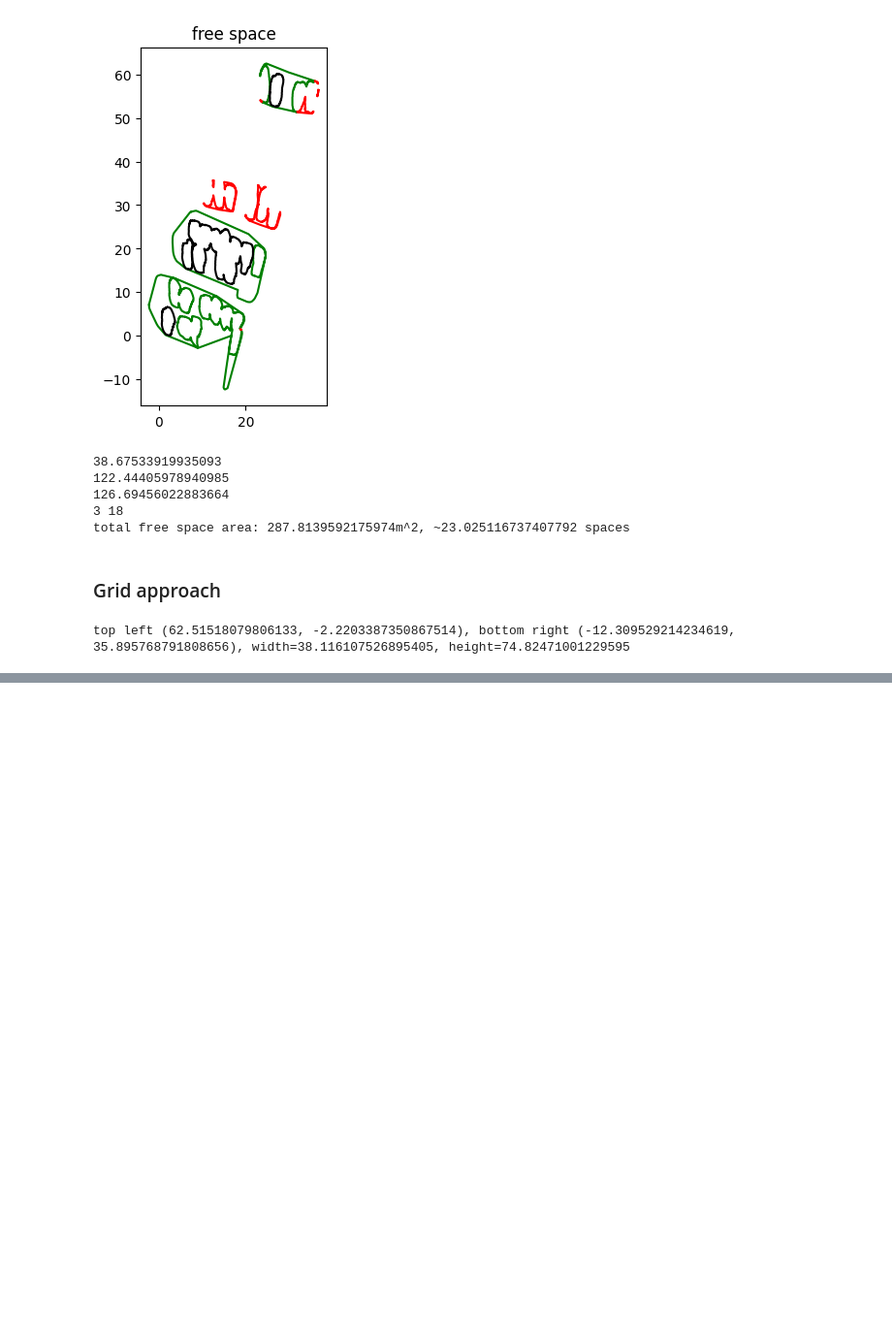
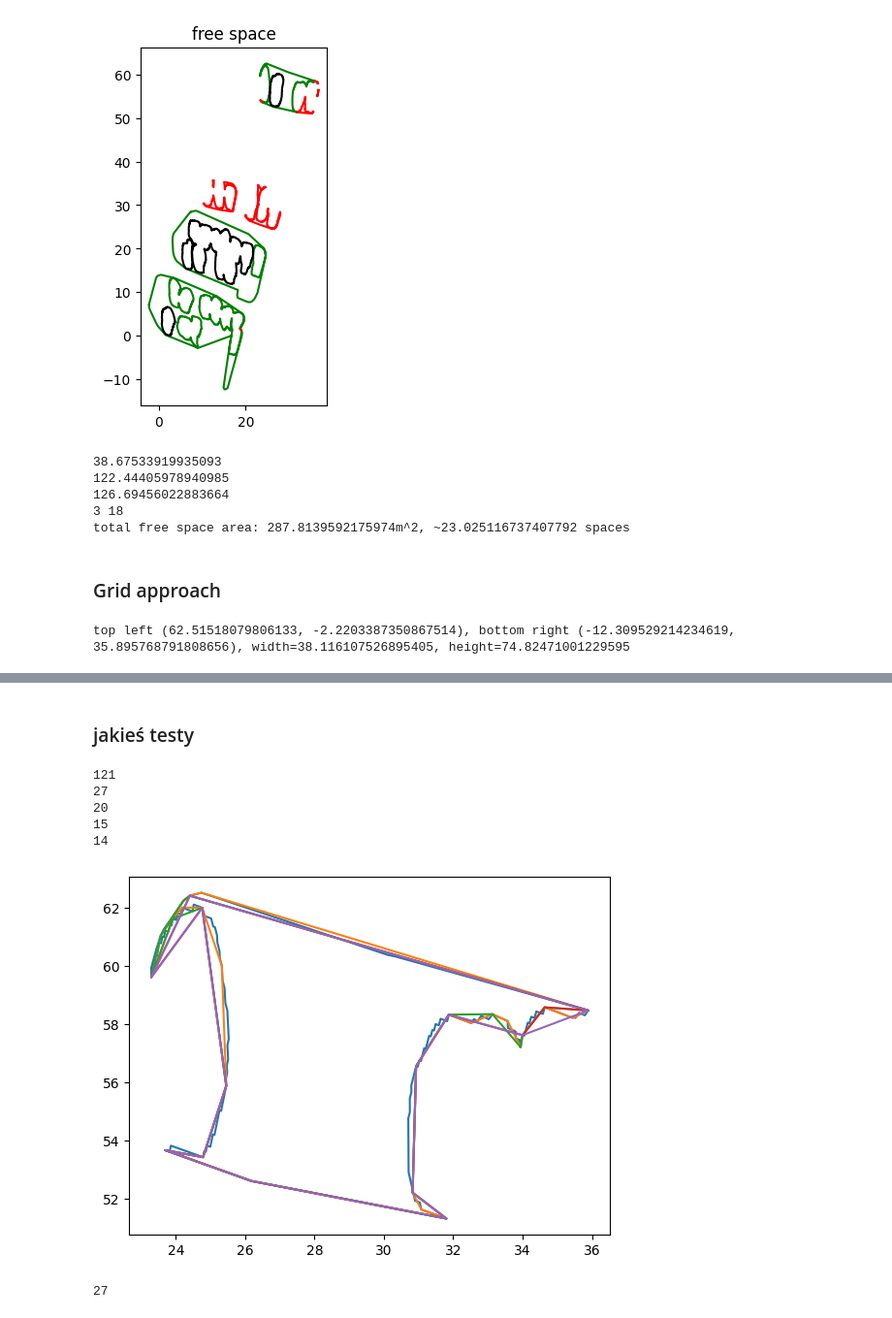
Before and after one commit to Trawirr/ParkingApp, a Jupyter notebook: segmentation/segmentation.ipynb, the cells around one changed output, grey strips where cells are left out. Shown: that part at 97% size. Drawn from its saved outputs; the diff is of its cells as text; code cells hidden in the pictures; blank space fills up the shorter version.

```diff
--- a/segmentation/segmentation.ipynb
+++ b/segmentation/segmentation.ipynb
@@ -396,0 +572,16 @@ plt.show()
+# %% [markdown]
+### jakieś testy
+# %%
+for x in np.arange(0, 1, 0.2):
+    plt.plot(*parking_polygons_sub_filtered[0].simplify(x).exterior.xy)
+    print(len(parking_polygons_sub_filtered[0].simplify(x).exterior.xy[0]))
+plt.show()
+print(len(parking_polygons_sub_filtered[0].simplify(0.2).exterior.xy[0]))
+# %% [output]
+121
+27
+20
+15
+14
+[figure, added]
+27
```
Also changed, not shown: parts of 8 cells of this notebook.
